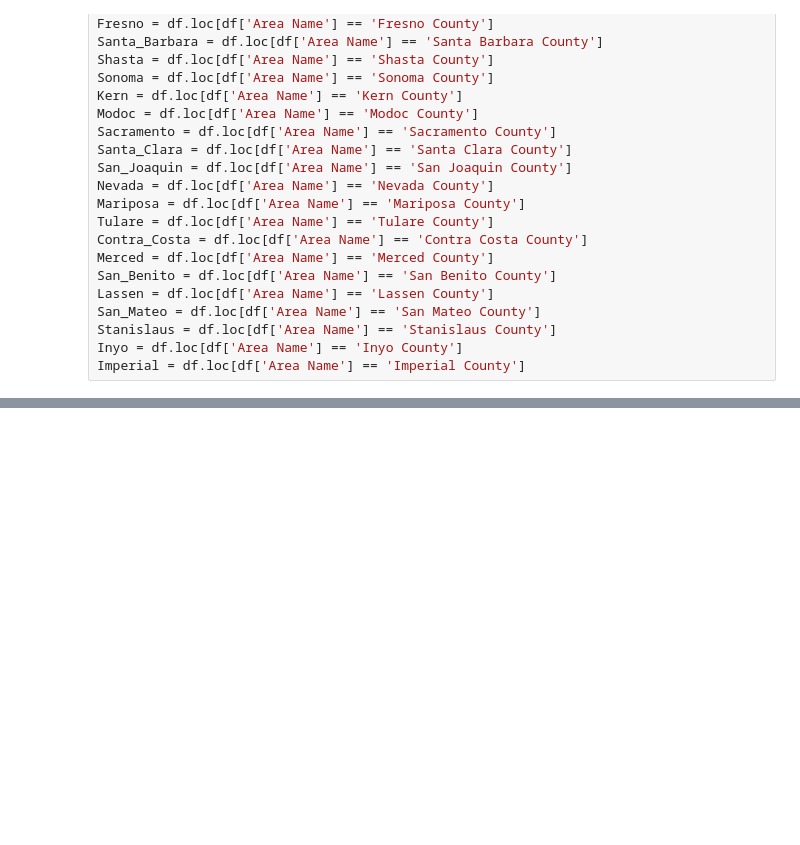
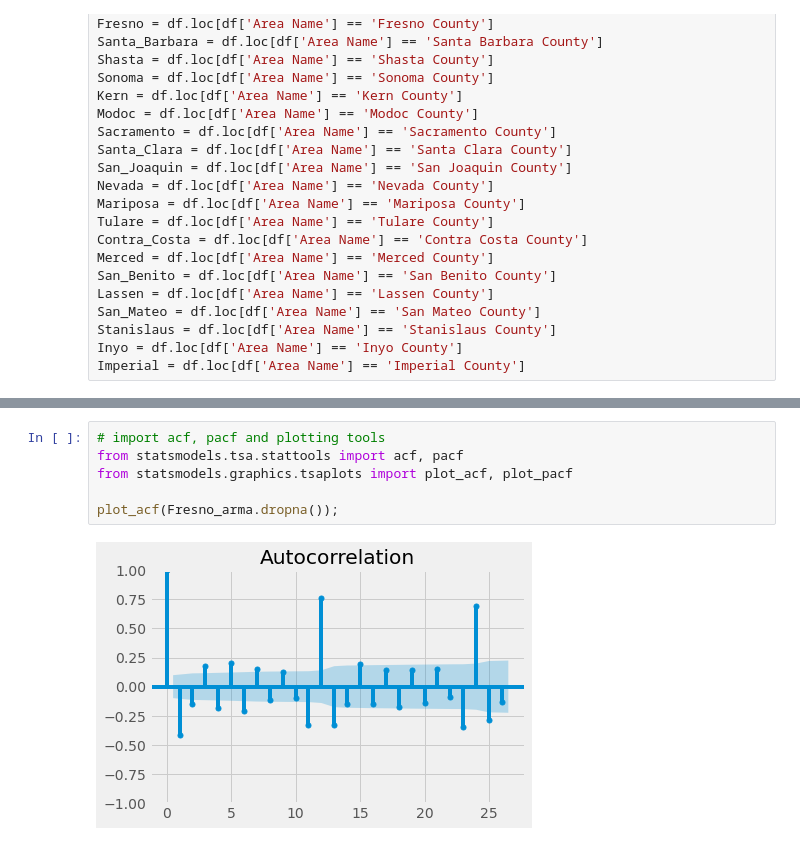
Before and after one commit to joshstruggles/Local-Area-Unemployment-Statistics-California, a Jupyter notebook: time_series_analysis.ipynb, the cells around one changed output, grey strips where cells are left out. Saved outputs shown, nothing was run; the diff lists cells and outputs as text; blank space fills up the shorter version.

```diff
--- a/time_series_analysis.ipynb
+++ b/time_series_analysis.ipynb
@@ -159,0 +230,8 @@ dtype: float64
+# %%
+# import acf, pacf and plotting tools
+from statsmodels.tsa.stattools import acf, pacf
+from statsmodels.graphics.tsaplots import plot_acf, plot_pacf
+
+plot_acf(Fresno_arma.dropna());
+# %% [output]
+[figure, added]
```
Also changed, not shown: parts of 16 cells of this notebook, 1 other file.
